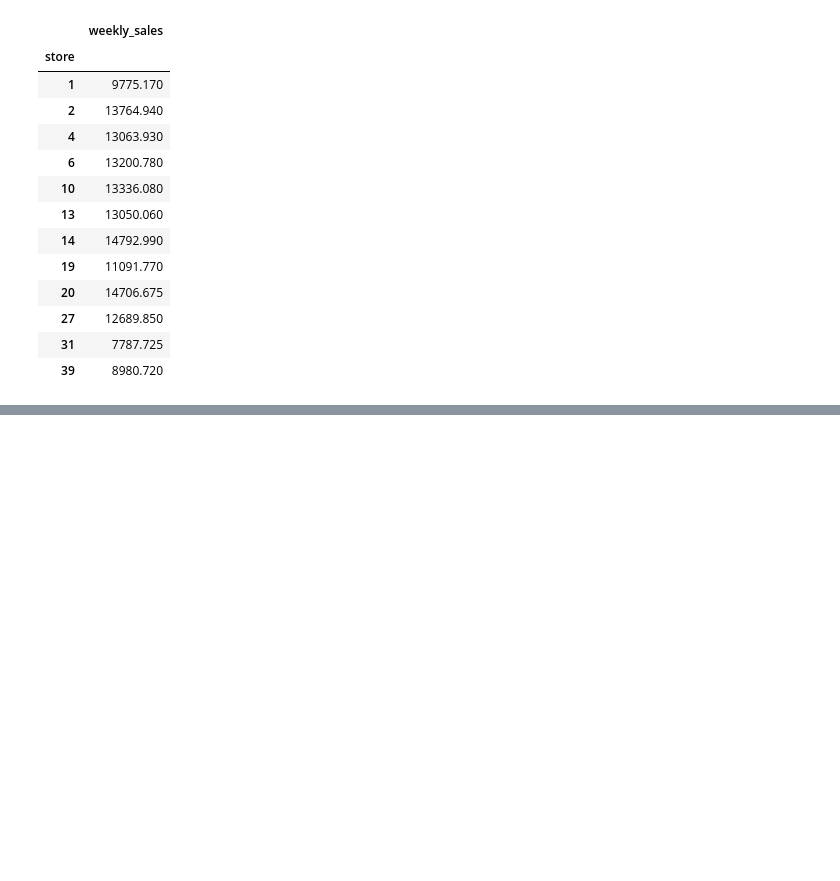
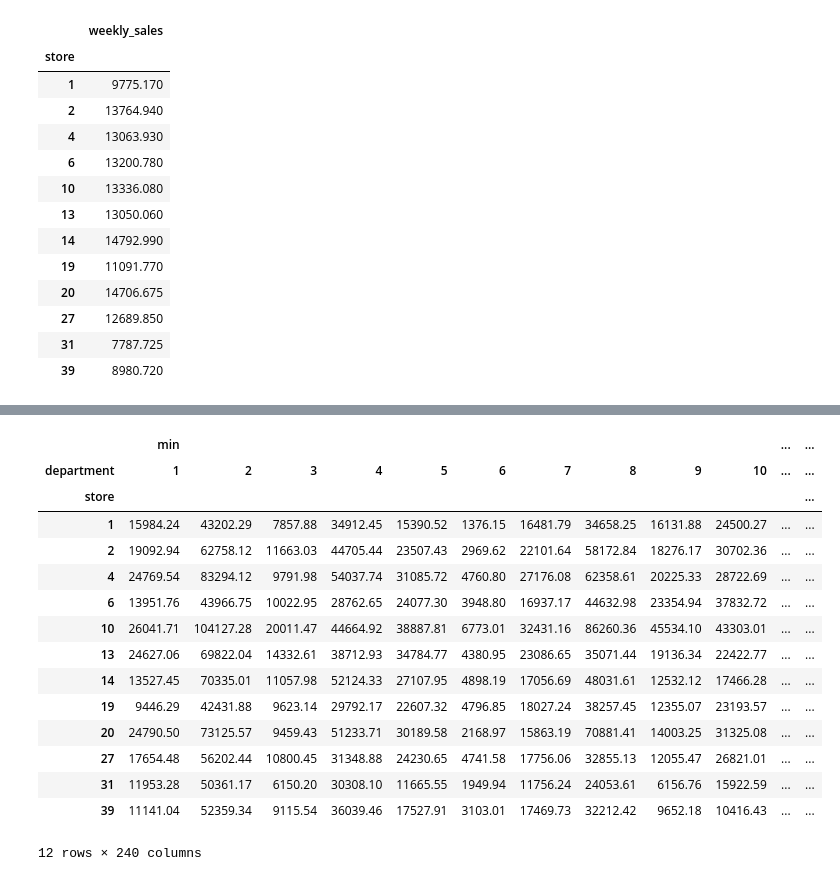
Before and after one commit to BakrFrag/DataCamp-Importing-Cleaning-Data-with-Python, a Jupyter notebook: Data Manipulation with pandas/Aggregating Data/practice/pandas statics.ipynb, the cells around one changed output, grey strips where cells are left out. Cells and saved outputs as stored; diff of their text form; code cells hidden in the pictures; blank space fills up the shorter version.

Commit message:
add examples of pivot table

```diff
--- a/Data Manipulation with pandas/Aggregating Data/practice/pandas statics.ipynb
+++ b/Data Manipulation with pandas/Aggregating Data/practice/pandas statics.ipynb
@@ -390,0 +460,19 @@ data.pivot_table(values="weekly_sales",index='store',aggfunc=np.median)
+# %%
+data.pivot_table(index='store',columns='department',aggfunc=[min,max,sum],values="weekly_sales")
+# %% [output]
+|  | min |  |  |  |  |  |  |  |  |  | ... | ... |
+| department | 1 | 2 | 3 | 4 | 5 | 6 | 7 | 8 | 9 | 10 | ... | ... |
+| store |  |  |  |  |  |  |  |  |  |  |  | ... |
+| 1 | 15984.24 | 43202.29 | 7857.88 | 34912.45 | 15390.52 | 1376.15 | 16481.79 | 34658.25 | 16131.88 | 24500.27 | ... | ... |
+| 2 | 19092.94 | 62758.12 | 11663.03 | 44705.44 | 23507.43 | 2969.62 | 22101.64 | 58172.84 | 18276.17 | 30702.36 | ... | ... |
+| 4 | 24769.54 | 83294.12 | 9791.98 | 54037.74 | 31085.72 | 4760.80 | 27176.08 | 62358.61 | 20225.33 | 28722.69 | ... | ... |
+| 6 | 13951.76 | 43966.75 | 10022.95 | 28762.65 | 24077.30 | 3948.80 | 16937.17 | 44632.98 | 23354.94 | 37832.72 | ... | ... |
+| 10 | 26041.71 | 104127.28 | 20011.47 | 44664.92 | 38887.81 | 6773.01 | 32431.16 | 86260.36 | 45534.10 | 43303.01 | ... | ... |
+| 13 | 24627.06 | 69822.04 | 14332.61 | 38712.93 | 34784.77 | 4380.95 | 23086.65 | 35071.44 | 19136.34 | 22422.77 | ... | ... |
+| 14 | 13527.45 | 70335.01 | 11057.98 | 52124.33 | 27107.95 | 4898.19 | 17056.69 | 48031.61 | 12532.12 | 17466.28 | ... | ... |
+| 19 | 9446.29 | 42431.88 | 9623.14 | 29792.17 | 22607.32 | 4796.85 | 18027.24 | 38257.45 | 12355.07 | 23193.57 | ... | ... |
+| 20 | 24790.50 | 73125.57 | 9459.43 | 51233.71 | 30189.58 | 2168.97 | 15863.19 | 70881.41 | 14003.25 | 31325.08 | ... | ... |
+| 27 | 17654.48 | 56202.44 | 10800.45 | 31348.88 | 24230.65 | 4741.58 | 17756.06 | 32855.13 | 12055.47 | 26821.01 | ... | ... |
+| 31 | 11953.28 | 50361.17 | 6150.20 | 30308.10 | 11665.55 | 1949.94 | 11756.24 | 24053.61 | 6156.76 | 15922.59 | ... | ... |
+| 39 | 11141.04 | 52359.34 | 9115.54 | 36039.46 | 17527.91 | 3103.01 | 17469.73 | 32212.42 | 9652.18 | 10416.43 | ... | ... |
+12 rows × 240 columns
```
Also changed, not shown: parts of 5 cells of this notebook.
